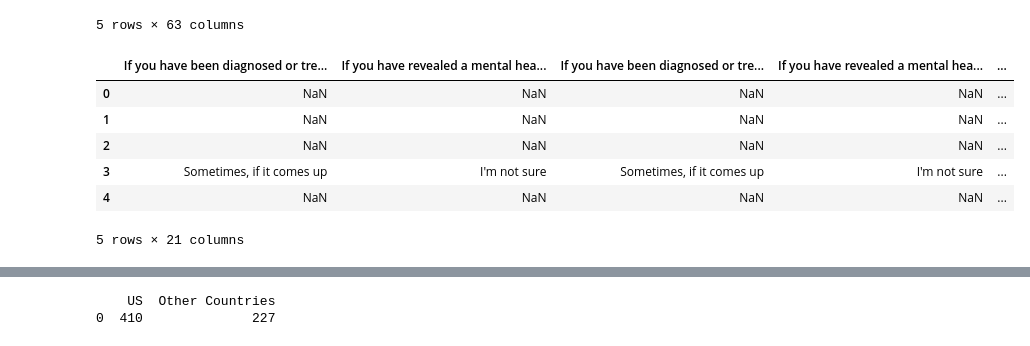
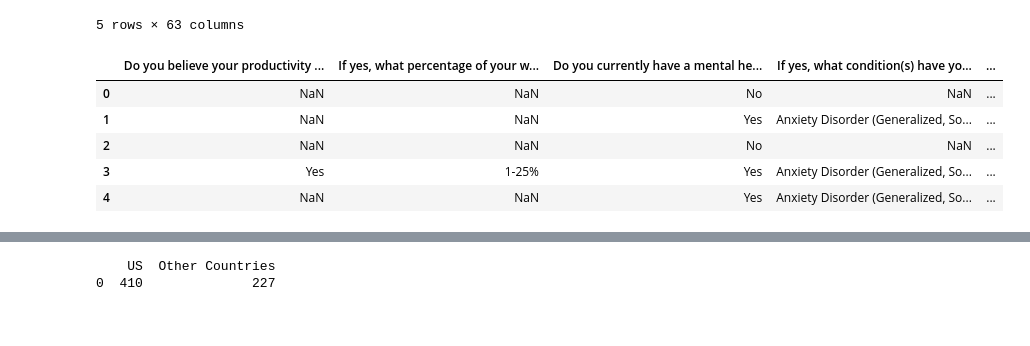
Before and after one commit to Keegawho198/Project-1_Mental-Health, a Jupyter notebook: Lishi.ipynb, the cells around one changed output, grey strips where cells are left out. Cells and saved outputs as stored; diff of their text form; code cells hidden in the pictures.

```diff
--- a/Lishi.ipynb
+++ b/Lishi.ipynb
@@ -40,22 +41,21 @@ data_df.head()
 # %%
 #print(data_df.columns.tolist())  # This will print a list of the column names
 
 # Create a list of selected column indices
-selected_columns = list(range(18, 24)) + list(range(46, 52)) + list(range(53, 62))
+selected_columns = [22, 23, 47, 48,53,54, 55, 56, 57, 58, 59, 60, 61]
 
 # Use the selected columns to create a new DataFrame
-Lishi_selected_data = data_df.iloc[:, selected_columns]
+Lishi_selected_data = data_df.copy().iloc[:, selected_columns]
 
 # Display the selected columns
 #print(Lishi_selected_data)
 #Lishi_selected_data.info()
 #pprint.pprint(Lishi_selected_data)
 Lishi_selected_data.head()
 # %% [output]
-|  | If you have been diagnosed or tre... | If you have revealed a mental hea... | If you have been diagnosed or tre... | If you have revealed a mental hea... | ... |
-| 0 | NaN | NaN | NaN | NaN | ... |
-| 1 | NaN | NaN | NaN | NaN | ... |
-| 2 | NaN | NaN | NaN | NaN | ... |
-| 3 | Sometimes, if it comes up | I'm not sure | Sometimes, if it comes up | I'm not sure | ... |
-| 4 | NaN | NaN | NaN | NaN | ... |
+|  | Do you believe your productivity ... | If yes, what percentage of your w... | Do you currently have a mental he... | If yes, what condition(s) have yo... | ... |
+| 0 | NaN | NaN | No | NaN | ... |
+| 1 | NaN | NaN | Yes | Anxiety Disorder (Generalized, So... | ... |
+| 2 | NaN | NaN | No | NaN | ... |
+| 3 | Yes | 1-25% | Yes | Anxiety Disorder (Generalized, So... | ... |
+| 4 | NaN | NaN | Yes | Anxiety Disorder (Generalized, So... | ... |
-5 rows × 21 columns
```
Also changed, not shown: parts of 6 cells of this notebook.
